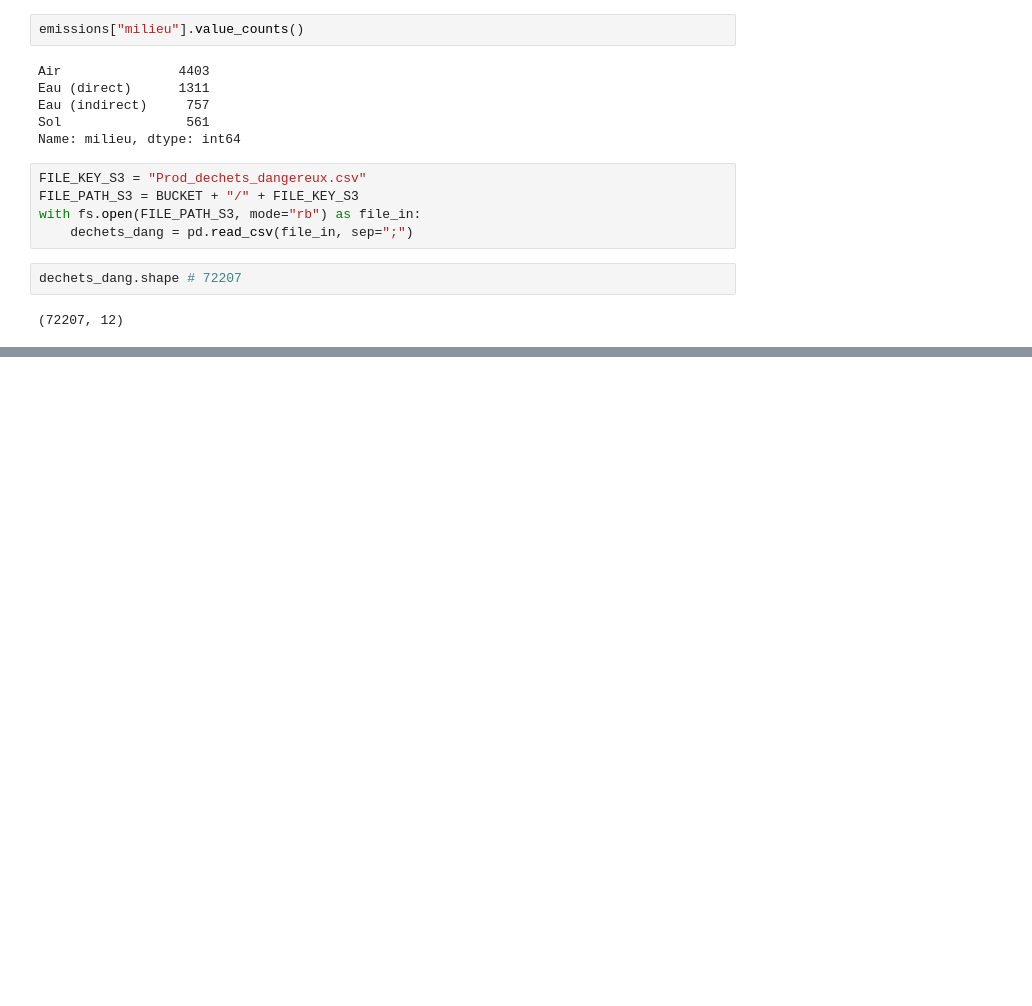
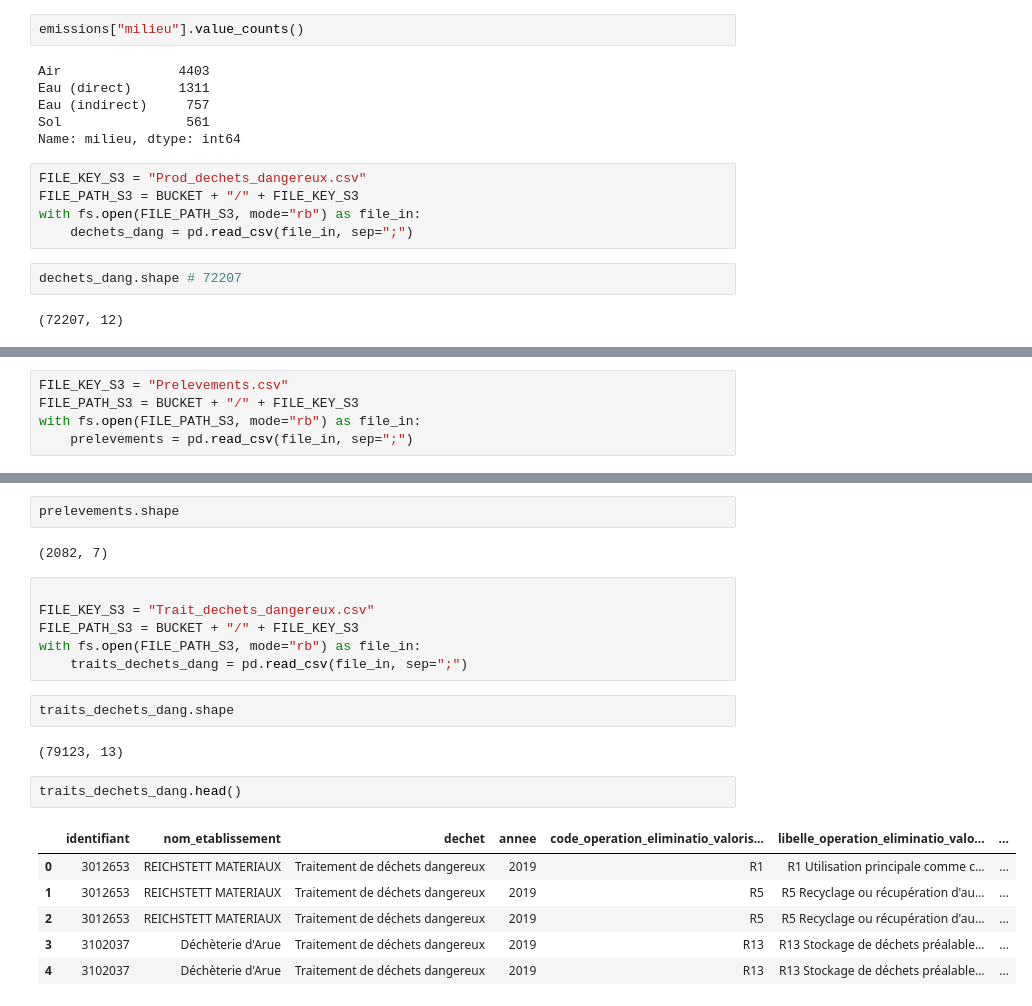
Before and after one commit to raphaeleadjerad/irep, a Jupyter notebook: exploration.ipynb, the cells around one changed output, grey strips where cells are left out. Saved outputs shown, nothing was run; the diff lists cells and outputs as text; blank space fills up the shorter version.

```diff
--- a/exploration.ipynb
+++ b/exploration.ipynb
@@ -90,0 +109,5 @@ dechets_dang.head()
+# %%
+FILE_KEY_S3 = "Prelevements.csv"
+FILE_PATH_S3 = BUCKET + "/" + FILE_KEY_S3
+with fs.open(FILE_PATH_S3, mode="rb") as file_in:
+    prelevements = pd.read_csv(file_in, sep=";")
@@ -90,0 +123,23 @@ dechets_dang.head()
+# %%
+prelevements.shape
+# %% [output]
+(2082, 7)
+# %%
+
+FILE_KEY_S3 = "Trait_dechets_dangereux.csv"
+FILE_PATH_S3 = BUCKET + "/" + FILE_KEY_S3
+with fs.open(FILE_PATH_S3, mode="rb") as file_in:
+    traits_dechets_dang = pd.read_csv(file_in, sep=";")
+# %%
+traits_dechets_dang.shape
+# %% [output]
+(79123, 13)
+# %%
+traits_dechets_dang.head()
+# %% [output]
+|  | identifiant | nom_etablissement | dechet | annee | code_operation_eliminatio_valoris... | libelle_operation_eliminatio_valo... | ... |
+| 0 | 3012653 | REICHSTETT MATERIAUX | Traitement de déchets dangereux | 2019 | R1 | R1 Utilisation principale comme c... | ... |
+| 1 | 3012653 | REICHSTETT MATERIAUX | Traitement de déchets dangereux | 2019 | R5 | R5 Recyclage ou récupération d'au... | ... |
+| 2 | 3012653 | REICHSTETT MATERIAUX | Traitement de déchets dangereux | 2019 | R5 | R5 Recyclage ou récupération d'au... | ... |
+| 3 | 3102037 | Déchèterie d'Arue | Traitement de déchets dangereux | 2019 | R13 | R13 Stockage de déchets préalable... | ... |
+| 4 | 3102037 | Déchèterie d'Arue | Traitement de déchets dangereux | 2019 | R13 | R13 Stockage de déchets préalable... | ... |
```
Also changed, not shown: parts of 10 cells of this notebook, 1 other file.
